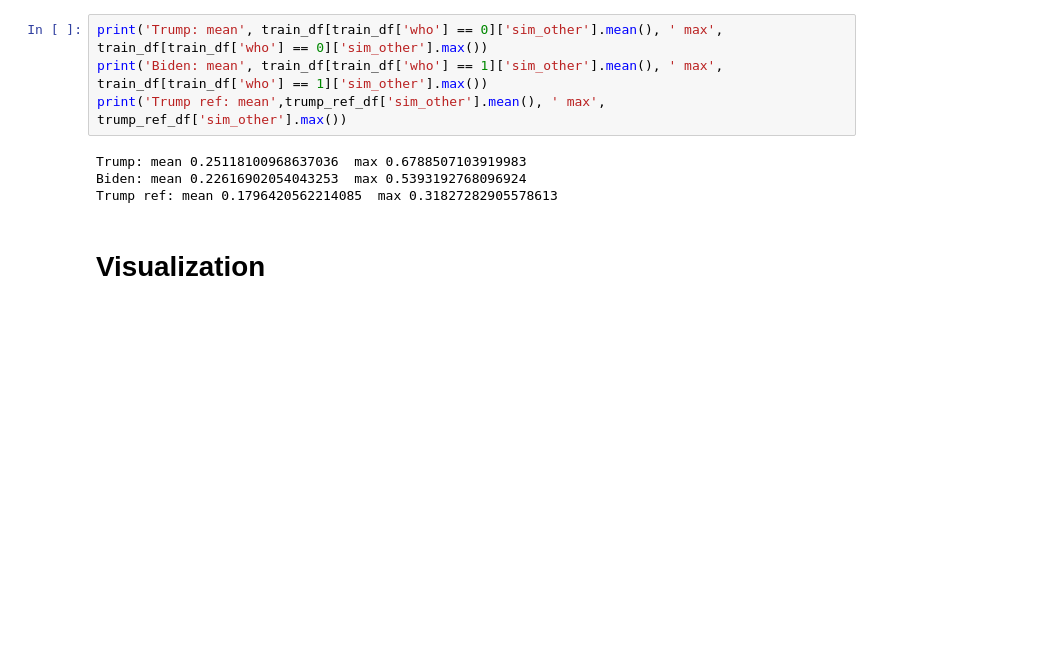
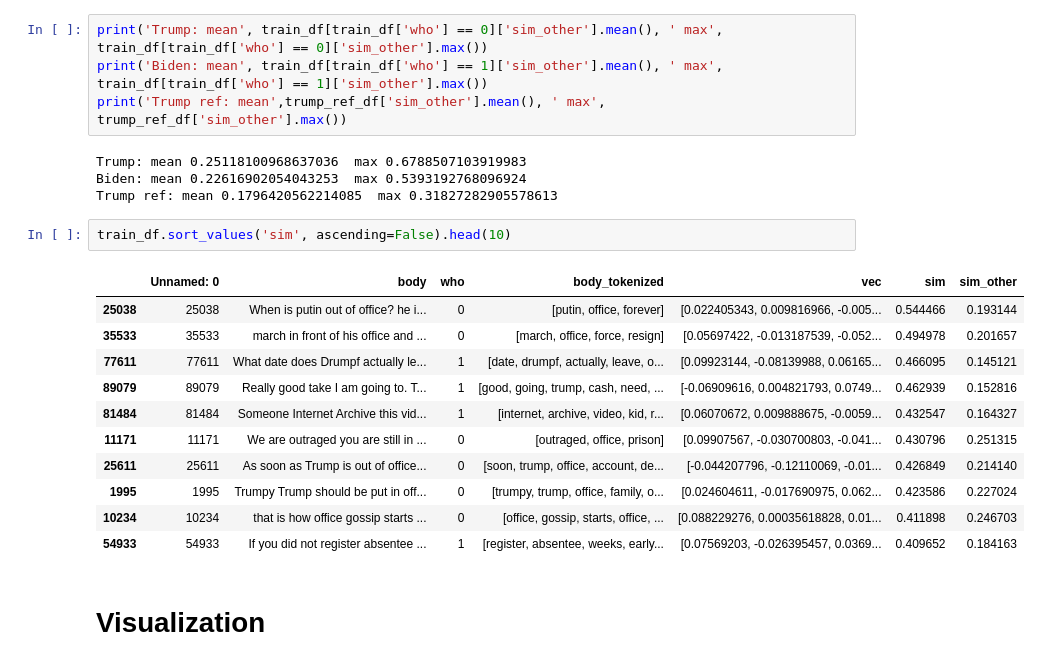
Before and after one commit to comptech-winter-school/media-opinion-analyzer, a Jupyter notebook: estimate_doc2vec.ipynb, the cells around one changed output. Cells and saved outputs as stored; diff of their text form; blank space fills up the shorter version.

Commit message:
added most similar comments for 'very trump' comment

```diff
--- a/estimate_doc2vec.ipynb
+++ b/estimate_doc2vec.ipynb
@@ -214,6 +214,20 @@ print('Trump ref: mean',trump_ref_df['sim_other'].mean(), ' max', trump_ref_df['
 Trump: mean 0.25118100968637036  max 0.6788507103919983
 Biden: mean 0.22616902054043253  max 0.5393192768096924
 Trump ref: mean 0.1796420562214085  max 0.31827282905578613
+# %%
+train_df.sort_values('sim', ascending=False).head(10)
+# %% [output]
+|  | Unnamed: 0 | body | who | body_tokenized | vec | sim | sim_other |
+| 25038 | 25038 | When is putin out of office? he i... | 0 | [putin, office, forever] | [0.022405343, 0.009816966, -0.005... | 0.544466 | 0.193144 |
+| 35533 | 35533 | march in front of his office and ... | 0 | [march, office, force, resign] | [0.05697422, -0.013187539, -0.052... | 0.494978 | 0.201657 |
+| 77611 | 77611 | What date does Drumpf actually le... | 1 | [date, drumpf, actually, leave, o... | [0.09923144, -0.08139988, 0.06165... | 0.466095 | 0.145121 |
+| 89079 | 89079 | Really good take I am going to. T... | 1 | [good, going, trump, cash, need, ... | [-0.06909616, 0.004821793, 0.0749... | 0.462939 | 0.152816 |
+| 81484 | 81484 | Someone Internet Archive this vid... | 1 | [internet, archive, video, kid, r... | [0.06070672, 0.009888675, -0.0059... | 0.432547 | 0.164327 |
+| 11171 | 11171 | We are outraged you are still in ... | 0 | [outraged, office, prison] | [0.09907567, -0.030700803, -0.041... | 0.430796 | 0.251315 |
+| 25611 | 25611 | As soon as Trump is out of office... | 0 | [soon, trump, office, account, de... | [-0.044207796, -0.12110069, -0.01... | 0.426849 | 0.214140 |
+| 1995 | 1995 | Trumpy Trump should be put in off... | 0 | [trumpy, trump, office, family, o... | [0.024604611, -0.017690975, 0.062... | 0.423586 | 0.227024 |
+| 10234 | 10234 | that is how office gossip starts ... | 0 | [office, gossip, starts, office, ... | [0.088229276, 0.00035618828, 0.01... | 0.411898 | 0.246703 |
+| 54933 | 54933 | If you did not register absentee ... | 1 | [register, absentee, weeks, early... | [0.07569203, -0.026395457, 0.0369... | 0.409652 | 0.184163 |
 # %% [markdown]
 # Visualization
 # %%
```
